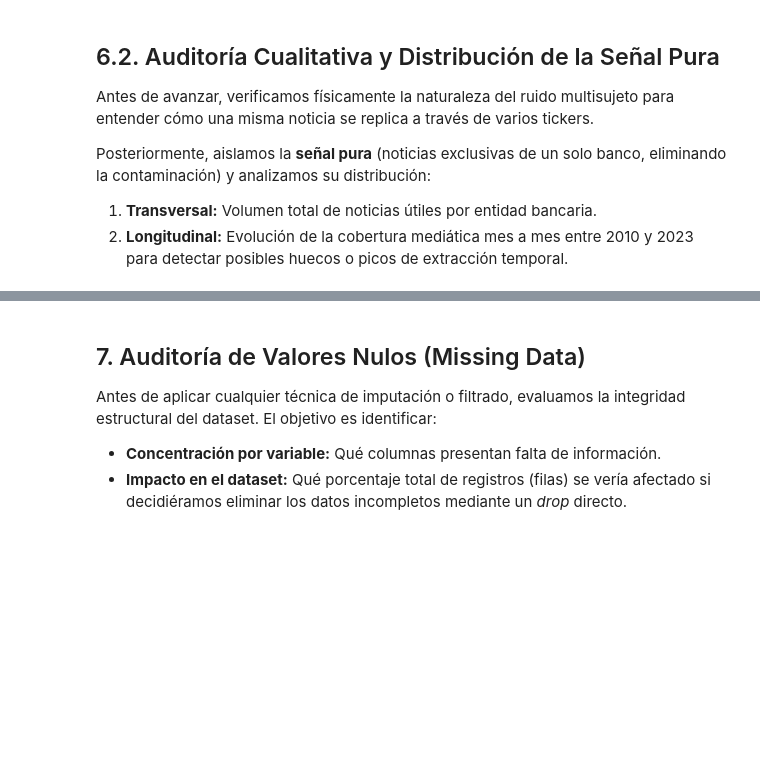
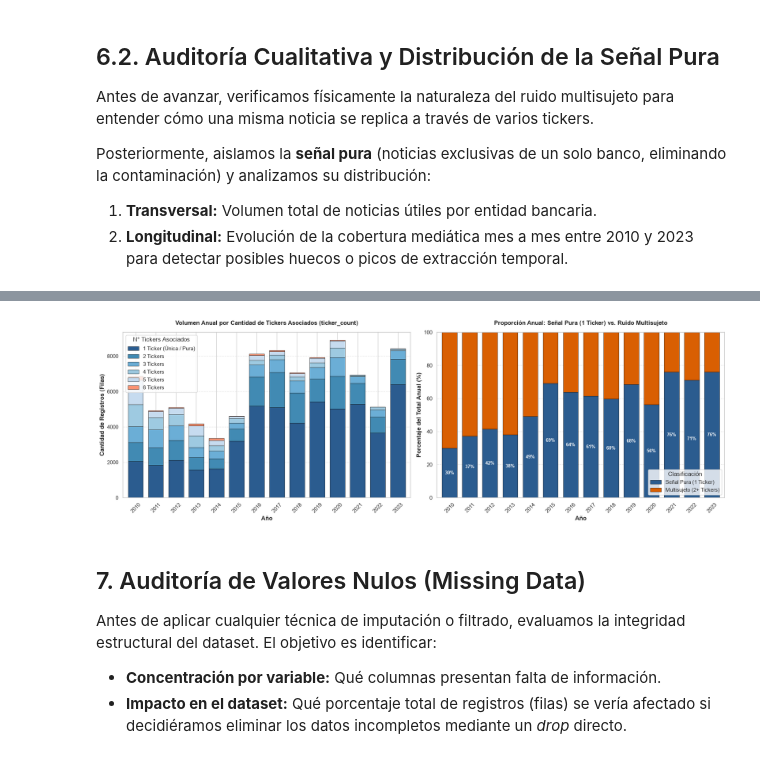
Before and after one commit to ArturoCarrilloJimenez/TFM-Master, a Jupyter notebook: src/notebooks/multisource_financial_news_EDA_2010_2023.ipynb, the cells around one changed output, grey strips where cells are left out. Drawn from its saved outputs; the diff is of its cells as text; code cells hidden in the pictures; blank space fills up the shorter version.

Commit message:
feat(etl): clean citigroup false positives and add annual multisubject analytics

```diff
--- a/src/notebooks/multisource_financial_news_EDA_2010_2023.ipynb
+++ b/src/notebooks/multisource_financial_news_EDA_2010_2023.ipynb
@@ -522,0 +531,92 @@ plt.show()
+# %%
+# =============================================================================
+# COMPARATIVA ANUAL POR CONTEO DE TICKERS (ticker_count) Y TIPO DE NOTICIA
+# =============================================================================
+
+# 1. Asegurar la existencia de ticker_count e is_multisubject (vienen del parquet consolidado)
+if 'ticker_count' not in df.columns:
+    df['ticker_count'] = df.groupby(['title', 'datetime'])['ticker'].transform('nunique')
+    df['is_multisubject'] = df['ticker_count'] > 1
+
+# 2. Matriz de contingencia anual por conteo de tickers (filas del dataset)
+matriz_anual_tipo = pd.crosstab(df['year'], df['ticker_count'])
+
+# 3. Matriz porcentual normalizada por año (proporción 100% apilada)
+matriz_anual_pct = pd.crosstab(df['year'], df['is_multisubject'], normalize='index') * 100
+
+print("=" * 85)
+print("MATRIZ ANUAL DE FILAS POR NÚMERO DE TICKERS ASOCIADOS (ticker_count)")
+print("=" * 85)
+crosstab_display = pd.crosstab(df['year'], df['ticker_count'], margins=True, margins_name="Total")
+display(crosstab_display)
+
+print("\n" + "=" * 85)
+print("RESUMEN DE PROPORCIÓN ANUAL: SEÑAL PURA (1 TICKER) VS. MULTISUJETO (2+ TICKERS)")
+print("=" * 85)
+resumen_pct = pd.DataFrame({
+    'Total Filas': df.groupby('year').size(),
+    'Únicas (1 Ticker)': matriz_anual_tipo[1],
+    '% Únicas': matriz_anual_pct[False].round(1),
+    'Multisujeto (2+ Tickers)': df.groupby('year').size() - matriz_anual_tipo[1],
+    '% Multisujeto': matriz_anual_pct[True].round(1)
+})
+display(resumen_pct)
+
+# 4. Lienzo gráfico dual (Barras apiladas de volumen + Barras 100% de proporción)
+fig, axes = plt.subplots(1, 2, figsize=(18, 6))
+
+# --- GRÁFICO 1 (Izquierda): Volumen Anual Apilado por ticker_count ---
+colores_conteo = ['#2b5c8f', '#418ab3', '#6baed6', '#9ecae1', '#c6dbef', '#fc9272']
+matriz_anual_tipo.plot(
+    kind='bar',
+    stacked=True,
+    ax=axes[0],
+    color=colores_conteo,
+    width=0.75,
+    edgecolor='black',
+    linewidth=0.5
+)
+axes[0].set_title("Volumen Anual por Cantidad de Tickers Asociados (ticker_count)", fontweight='bold', pad=15)
+axes[0].set_xlabel("Año", fontweight='bold')
+axes[0].set_ylabel("Cantidad de Registros (Filas)", fontweight='bold')
+axes[0].legend(
+    title="N° Tickers Asociados",
+    labels=[f"{i} Ticker{'s' if i > 1 else ' (Única / Pura)'}" for i in sorted(df['ticker_count'].unique())],
+    loc='upper left',
+    frameon=True
+)
+axes[0].tick_params(axis='x', rotation=45)
+axes[0].grid(axis='y', linestyle='--', alpha=0.5)
+
+# --- GRÁFICO 2 (Derecha): Proporción 100% Apilada (Señal Pura vs. Multisujeto) ---
+colores_proporcion = ['#2b5c8f', '#d95f02']
+matriz_anual_pct.plot(
+    kind='bar',
+    stacked=True,
+    ax=axes[1],
+    color=colores_proporcion,
+    width=0.75,
+    edgecolor='black',
+    linewidth=0.5
+)
+axes[1].set_title("Proporción Anual: Señal Pura (1 Ticker) vs. Ruido Multisujeto", fontweight='bold', pad=15)
+axes[1].set_xlabel("Año", fontweight='bold')
+axes[1].set_ylabel("Porcentaje del Total Anual (%)", fontweight='bold')
+axes[1].legend(
+    title="Clasificación",
+    labels=["Señal Pura (1 Ticker)", "Multisujeto (2+ Tickers)"],
+    loc='lower right',
+    frameon=True
+)
+axes[1].tick_params(axis='x', rotation=45)
+axes[1].set_ylim(0, 100)
+axes[1].grid(axis='y', linestyle='--', alpha=0.5)
+
+# Añadir etiquetas con el % de señal pura dentro de las barras
+for n, c in enumerate(matriz_anual_pct.index):
+    val_pura = matriz_anual_pct.loc[c, False]
+    axes[1].text(n, val_pura / 2, f"{val_pura:.0f}%", ha='center', va='center', color='white', fontweight='bold', fontsize=9)
+
+plt.tight_layout()
+plt.show()
+# %% [output]
@@ -523,3 +662,4 @@ plt.show()
+[figure, added]
 # %% [markdown]
 ## 7. Auditoría de Valores Nulos (Missing Data)
 
```
Also changed, not shown: parts of 13 cells of this notebook, 3 other files.
